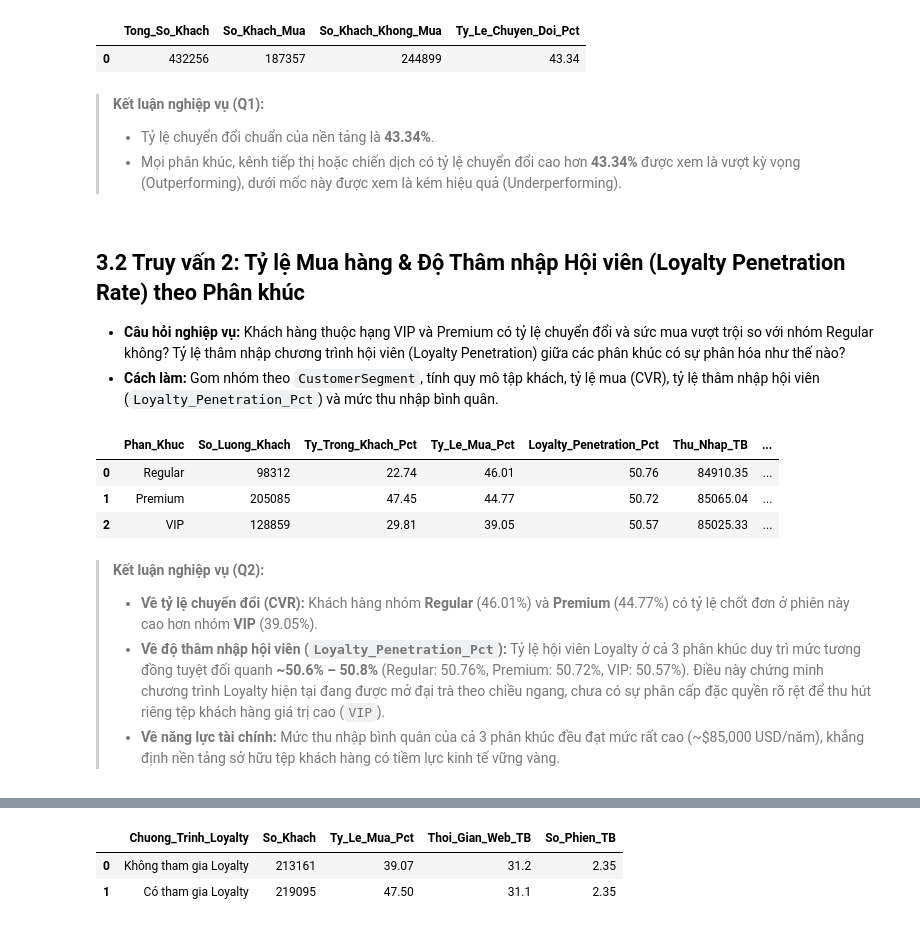
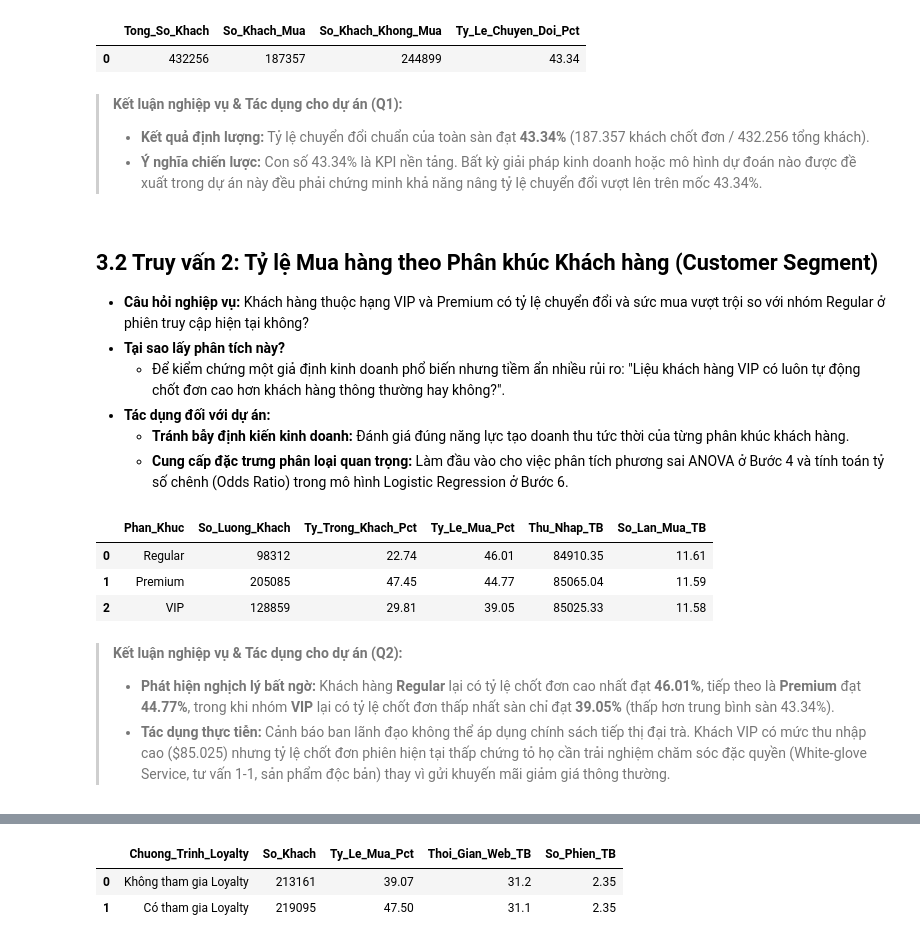
Before and after one commit to HuSiHuSi1/ADY, a Jupyter notebook: 3. Data Analysis with SQL.ipynb, the cells around one changed output, grey strips where cells are left out. Drawn from its saved outputs; the diff is of its cells as text; code cells hidden in the pictures.

```diff
--- a/3. Data Analysis with SQL.ipynb
+++ b/3. Data Analysis with SQL.ipynb
@@ -59,40 +146,43 @@ display(res1)
 |  | Tong_So_Khach | So_Khach_Mua | So_Khach_Khong_Mua | Ty_Le_Chuyen_Doi_Pct |
 | 0 | 432256 | 187357 | 244899 | 43.34 |
 # %% [markdown]
-> **Kết luận nghiệp vụ (Q1):**
-> - Tỷ lệ chuyển đổi chuẩn của nền tảng là **43.34%**.
-> - Mọi phân khúc, kênh tiếp thị hoặc chiến dịch có tỷ lệ chuyển đổi cao hơn **43.34%** được xem là vượt kỳ vọng (Outperforming), dưới mốc này được xem là kém hiệu quả (Underperforming).
+> **Kết luận nghiệp vụ & Tác dụng cho dự án (Q1):**
+> * **Kết quả định lượng:** Tỷ lệ chuyển đổi chuẩn của toàn sàn đạt **43.34%** (187.357 khách chốt đơn / 432.256 tổng khách).
+> * **Ý nghĩa chiến lược:** Con số 43.34% là KPI nền tảng. Bất kỳ giải pháp kinh doanh hoặc mô hình dự đoán nào được đề xuất trong dự án này đều phải chứng minh khả năng nâng tỷ lệ chuyển đổi vượt lên trên mốc 43.34%.
 # %% [markdown]
-## 3.2 Truy vấn 2: Tỷ lệ Mua hàng & Độ Thâm nhập Hội viên (Loyalty Penetration Rate) theo Phân khúc
+## 3.2 Truy vấn 2: Tỷ lệ Mua hàng theo Phân khúc Khách hàng (Customer Segment)
 
-* **Câu hỏi nghiệp vụ:** Khách hàng thuộc hạng VIP và Premium có tỷ lệ chuyển đổi và sức mua vượt trội so với nhóm Regular không? Tỷ lệ thâm nhập chương trình hội viên (Loyalty Penetration) giữa các phân khúc có sự phân hóa như thế nào?
-* **Cách làm:** Gom nhóm theo `CustomerSegment`, tính quy mô tập khách, tỷ lệ mua (CVR), tỷ lệ thâm nhập hội viên (`Loyalty_Penetration_Pct`) và mức thu nhập bình quân.
+* **Câu hỏi nghiệp vụ:** Khách hàng thuộc hạng VIP và Premium có tỷ lệ chuyển đổi và sức mua vượt trội so với nhóm Regular ở phiên truy cập hiện tại không?
+* **Tại sao lấy phân tích này?**
+  * Để kiểm chứng một giả định kinh doanh phổ biến nhưng tiềm ẩn nhiều rủi ro: "Liệu khách hàng VIP có luôn tự động chốt đơn cao hơn khách hàng thông thường hay không?".
+* **Tác dụng đối với dự án:**
+  * **Tránh bẫy định kiến kinh doanh:** Đánh giá đúng năng lực tạo doanh thu tức thời của từng phân khúc khách hàng.
+  * **Cung cấp đặc trưng phân loại quan trọng:** Làm đầu vào cho việc phân tích phương sai ANOVA ở Bước 4 và tính toán tỷ số chênh (Odds Ratio) trong mô hình Logistic Regression ở Bước 6.
 # %%
 q2 = """
 SELECT
     CustomerSegment AS Phan_Khuc,
     COUNT(*) AS So_Luong_Khach,
     ROUND(COUNT(*) * 100.0 / (SELECT COUNT(*) FROM customers), 2) AS Ty_Trong_Khach_Pct,
     ROUND(AVG(PurchaseStatus) * 100, 2) AS Ty_Le_Mua_Pct,
-    ROUND(AVG(LoyaltyProgram) * 100, 2) AS Loyalty_Penetration_Pct,
+    ROUND(AVG(LoyaltyProgram) * 100, 2) AS Loyalty_Penetration_Pct, -- << THÊM DÒNG NÀY
     ROUND(AVG(AnnualIncome), 2) AS Thu_Nhap_TB,
     ROUND(AVG(NumberOfPurchases), 2) AS So_Lan_Mua_TB
 FROM customers
 GROUP BY CustomerSegment
 ORDER BY Ty_Le_Mua_Pct DESC;
 """
 res2 = run_sql(q2)
 display(res2)
 # %% [output]
-|  | Phan_Khuc | So_Luong_Khach | Ty_Trong_Khach_Pct | Ty_Le_Mua_Pct | Loyalty_Penetration_Pct | Thu_Nhap_TB | ... |
-| 0 | Regular | 98312 | 22.74 | 46.01 | 50.76 | 84910.35 | ... |
-| 1 | Premium | 205085 | 47.45 | 44.77 | 50.72 | 85065.04 | ... |
-| 2 | VIP | 128859 | 29.81 | 39.05 | 50.57 | 85025.33 | ... |
+|  | Phan_Khuc | So_Luong_Khach | Ty_Trong_Khach_Pct | Ty_Le_Mua_Pct | Thu_Nhap_TB | So_Lan_Mua_TB |
+| 0 | Regular | 98312 | 22.74 | 46.01 | 84910.35 | 11.61 |
+| 1 | Premium | 205085 | 47.45 | 44.77 | 85065.04 | 11.59 |
+| 2 | VIP | 128859 | 29.81 | 39.05 | 85025.33 | 11.58 |
 # %% [markdown]
-> **Kết luận nghiệp vụ (Q2):**
-> - **Về tỷ lệ chuyển đổi (CVR):** Khách hàng nhóm **Regular** (46.01%) và **Premium** (44.77%) có tỷ lệ chốt đơn ở phiên này cao hơn nhóm **VIP** (39.05%).
-> - **Về độ thâm nhập hội viên (`Loyalty_Penetration_Pct`):** Tỷ lệ hội viên Loyalty ở cả 3 phân khúc duy trì mức tương đồng tuyệt đối quanh **~50.6% – 50.8%** (Regular: 50.76%, Premium: 50.72%, VIP: 50.57%). Điều này chứng minh chương trình Loyalty hiện tại đang được mở đại trà theo chiều ngang, chưa có sự phân cấp đặc quyền rõ rệt để thu hút riêng tệp khách hàng giá trị cao (`VIP`).
-> - **Về năng lực tài chính:** Mức thu nhập bình quân của cả 3 phân khúc đều đạt mức rất cao (~$85,000 USD/năm), khẳng định nền tảng sở hữu tệp khách hàng có tiềm lực kinh tế vững vàng.
+> **Kết luận nghiệp vụ & Tác dụng cho dự án (Q2):**
+> * **Phát hiện nghịch lý bất ngờ:** Khách hàng **Regular** lại có tỷ lệ chốt đơn cao nhất đạt **46.01%**, tiếp theo là **Premium** đạt **44.77%**, trong khi nhóm **VIP** lại có tỷ lệ chốt đơn thấp nhất sàn chỉ đạt **39.05%** (thấp hơn trung bình sàn 43.34%).
+> * **Tác dụng thực tiễn:** Cảnh báo ban lãnh đạo không thể áp dụng chính sách tiếp thị đại trà. Khách VIP có mức thu nhập cao ($85.025) nhưng tỷ lệ chốt đơn phiên hiện tại thấp chứng tỏ họ cần trải nghiệm chăm sóc đặc quyền (White-glove Service, tư vấn 1-1, sản phẩm độc bản) thay vì gửi khuyến mãi giảm giá thông thường.
 # %% [markdown]
 ## 3.3 Truy vấn 3: Tác động của Chương trình Khách hàng Thân thiết (Loyalty Program)
 
```
Also changed, not shown: parts of 27 cells of this notebook.
